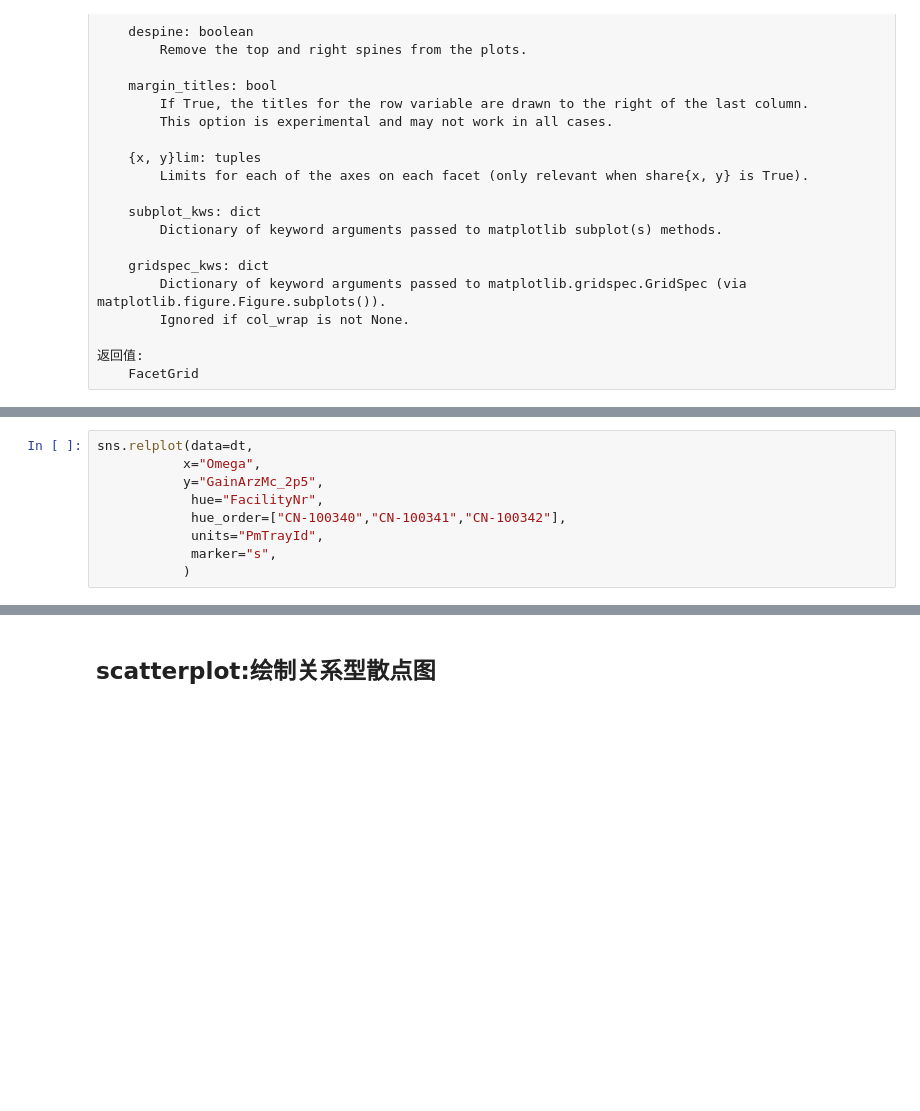
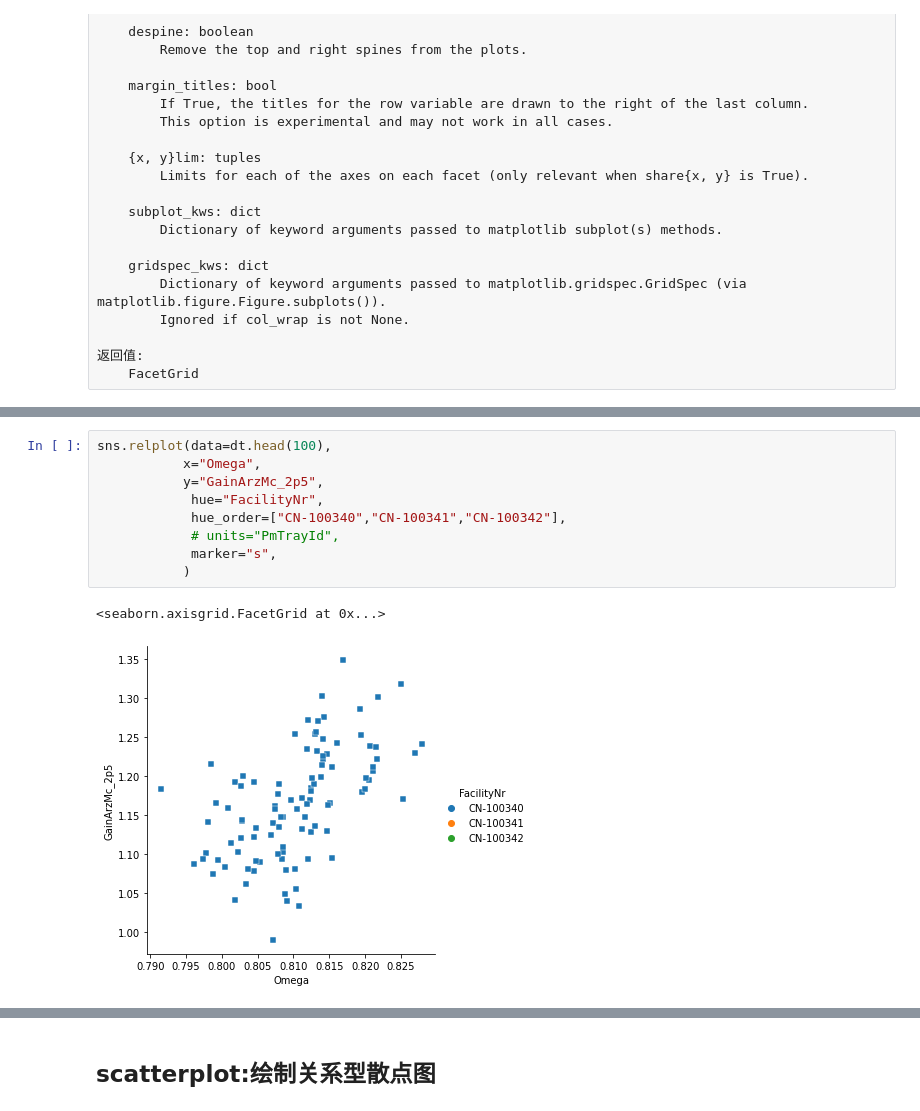
Before and after one commit to sunocean01/Matplotlib_Note, a Jupyter notebook: seaborn_module.ipynb, the cells around one changed output, grey strips where cells are left out. Saved outputs shown, nothing was run; the diff lists cells and outputs as text; blank space fills up the shorter version.

```diff
--- a/seaborn_module.ipynb
+++ b/seaborn_module.ipynb
@@ -212,10 +258,13 @@ sns.relplot(data=dt,
 # %%
-sns.relplot(data=dt,
+sns.relplot(data=dt.head(100),
            x="Omega",
            y="GainArzMc_2p5",
             hue="FacilityNr",
             hue_order=["CN-100340","CN-100341","CN-100342"],
-            units="PmTrayId",
+            # units="PmTrayId",
             marker="s",
            )
+# %% [output]
+<seaborn.axisgrid.FacetGrid at 0x...>
+[figure, added]
 # %%
```
Also changed, not shown: parts of 89 cells of this notebook, 3 other files.
